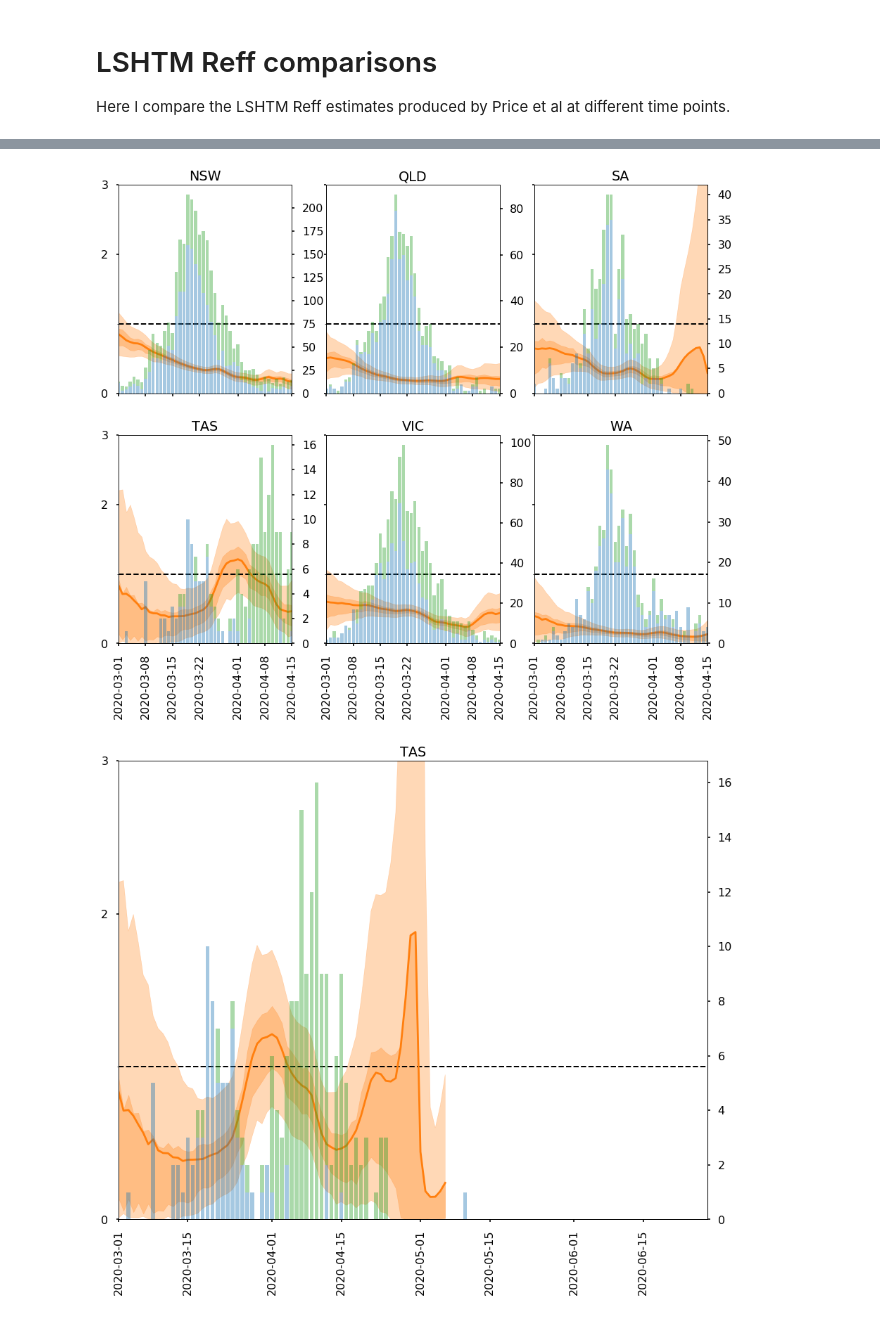
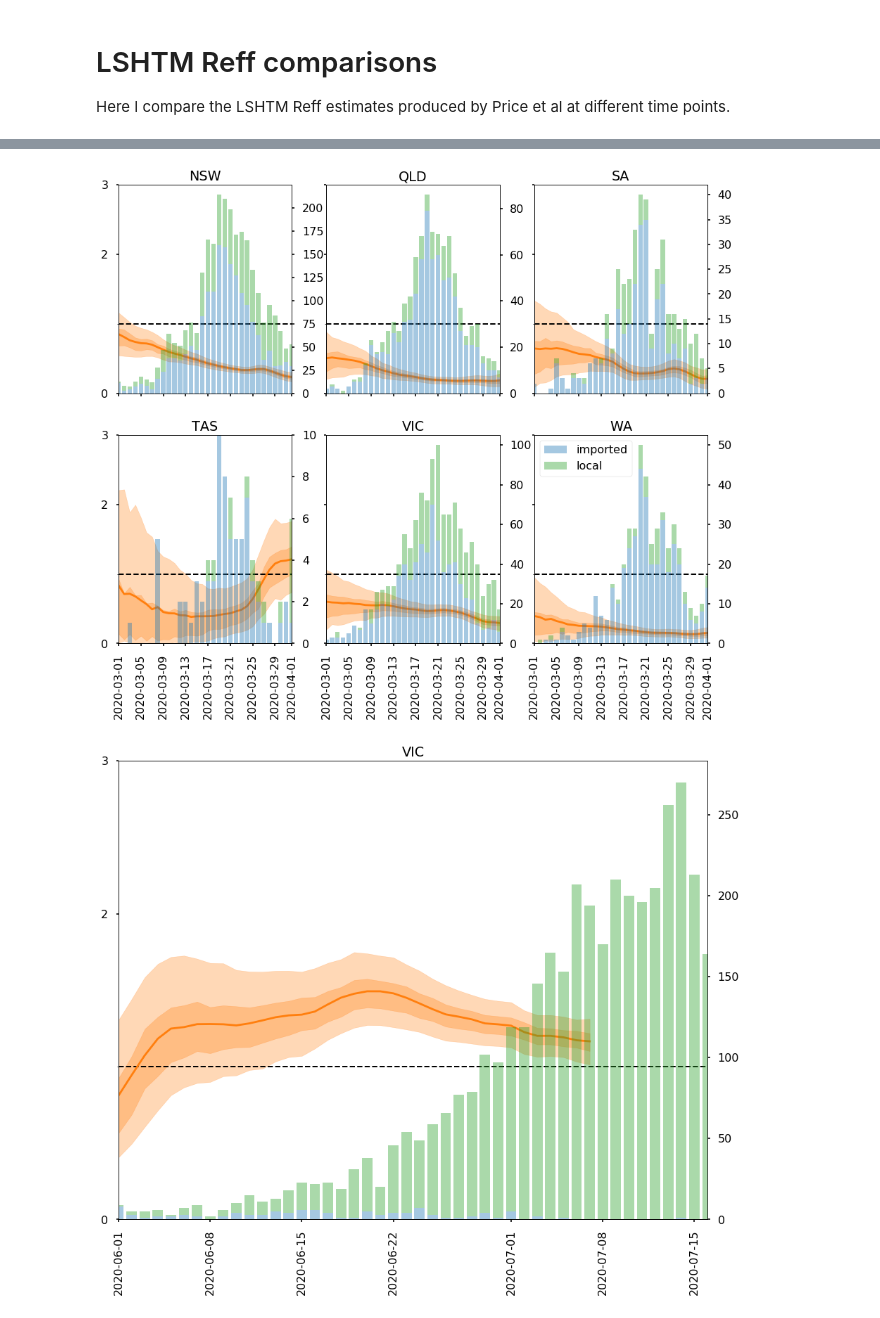
Before and after one commit to tdennisliu/covid19-forecasting-aus, a Jupyter notebook: model/lshtm_reff.ipynb, the cells around one changed output, grey strips where cells are left out. Saved outputs shown, nothing was run; the diff lists cells and outputs as text; code cells hidden in the pictures.

```diff
--- a/model/lshtm_reff.ipynb
+++ b/model/lshtm_reff.ipynb
@@ -16,4 +16,4 @@ from Reff_constants import *
 df_R_old = read_in_Reff()
 
 df_L_R = read_in_LSHTM()
-df_cases = read_in_cases()
+df_cases = read_in_cases(case_file_date=['20Jul','0930'])
@@ -88,7 +104,7 @@ states = [initial[1] for initial in sorted(list(states_initials.items()))]
 
 states.remove('NT')
 states.remove('ACT')
-date_filter = pd.date_range(start='2020-03-01',end='2020-04-15')
+date_filter = pd.date_range(start='2020-03-01',end='2020-04-01')
 
 for i, state in enumerate(states):
 
@@ -114,8 +130,8 @@ for i, state in enumerate(states):
     ax[row,col].fill_between(df.date, df['bottom'], df['top'],color='C1', alpha=0.3)
     ax[row,col].fill_between(df.date, df['lower'], df['upper'],color='C1', alpha=0.3)
     ax2 = ax[row,col].twinx()
-    ax2.bar(df_state.index, df_state.imported,color='C0',alpha=0.4)
-    ax2.bar(df_state.index, df_state.local,bottom=df_state.imported,color='C2',alpha=0.4)
+    ax2.bar(df_state.index, df_state.imported,color='C0',alpha=0.4, label='imported')
+    ax2.bar(df_state.index, df_state.local,bottom=df_state.imported,color='C2',alpha=0.4, label='local')
     #formatting
     ax[row,col].set_title(state)
 
@@ -131,16 +147,16 @@ for i, state in enumerate(states):
     if i//3==1:
         ax[i//3,i%3].tick_params(axis='x',rotation=90)
         ax[row,col].set_xlim((date_filter[0],date_filter[-1]))
-
+plt.legend()
 plt.show()
 # %% [output]
-[figure, old version]
+[figure, new version]
 # %%
 fig, ax = plt.subplots(figsize=(15,12))
 
-date_filter = pd.date_range(start='2020-03-01',end='2020-06-28')
+date_filter = pd.date_range(start='2020-06-01',end='2020-07-16')
 
-state = 'TAS'
+state = 'VIC'
 
 
 #filters
@@ -154,33 +170,33 @@ df_state = df_state.loc[date_filter[0]:date_filter[-1]]
 #
 #df_state.index = df_state.reindex(date_filter, fill_value=0)
 df_state= df_state.asfreq('D')
-df_june = df_L_R.loc[(df_L_R.date_of_analysis=='2020-06-28')&(df_L_R.state==state)]
+df_june = df_L_R.loc[(df_L_R.date_of_analysis=='2020-07-16')&(df_L_R.state==state)]
 df = df_june.loc[(df_june.date.isin(date_filter))]
 
 
 #plot new estimate
 ax.plot(df.date, df['median'], label='June Reff',color='C1')
 ax.fill_between(df.date, df['bottom'], df['top'],color='C1', alpha=0.3)
 ax.fill_between(df.date, df['lower'], df['upper'],color='C1', alpha=0.3)
 ax2 = ax.twinx()
 ax2.bar(df_state.index, df_state.imported,color='C0',alpha=0.4)
 ax2.bar(df_state.index, df_state.local,bottom=df_state.imported,color='C2',alpha=0.4)
 #formatting
 ax.set_title(state)
 
 
 #grid line at R_eff =1
 ax.set_yticks([1],minor=True,)
 ax.set_yticks([0,2,3],minor=False)
 ax.set_yticklabels([0,2,3],minor=False)
 ax.yaxis.grid(which='minor',linestyle='--',color='black',linewidth=2)
 ax.set_ylim((0,3))
 
 
 
 ax.tick_params(axis='x',rotation=90)
 ax.set_xlim((date_filter[0],date_filter[-1]))
 
 plt.show()
 # %% [output]
-[figure, old version]
+[figure, new version]
```
Also changed, not shown: parts of 7 cells of this notebook.
